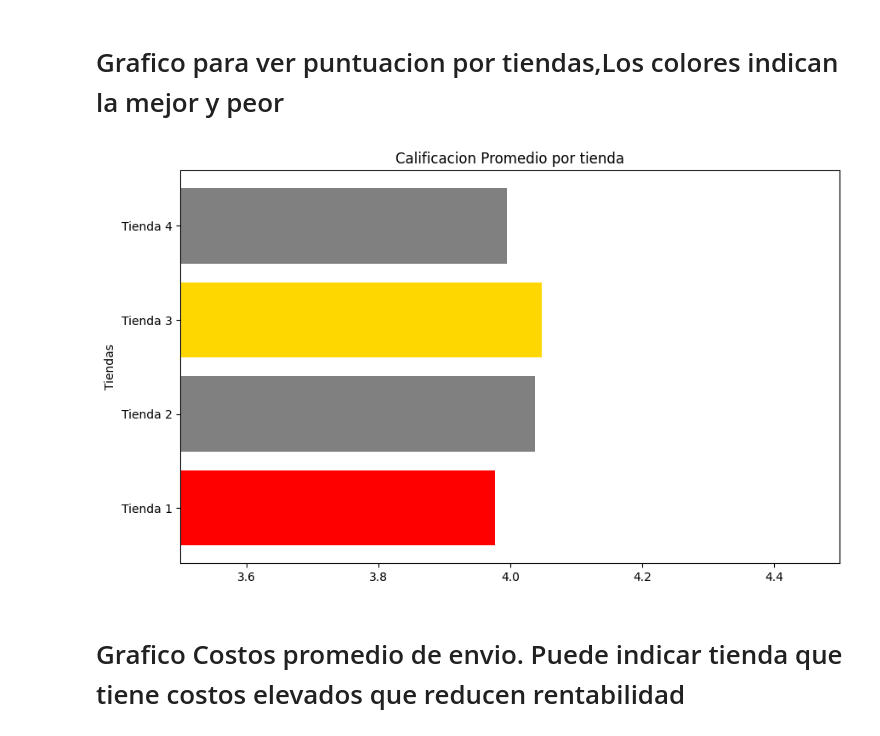
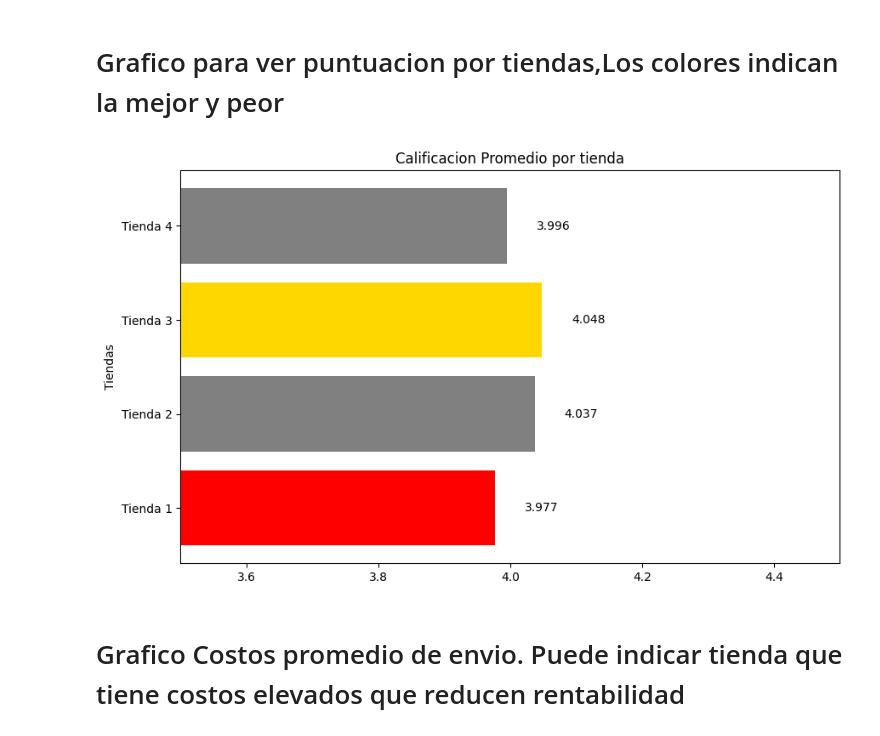
Before and after one commit to pierobadano/Desafio-alura-store, a Jupyter notebook: alurastorelatam.ipynb, the cells around one changed output. Drawn from its saved outputs; the diff is of its cells as text; code cells hidden in the pictures.

```diff
--- a/alurastorelatam.ipynb
+++ b/alurastorelatam.ipynb
@@ -228,21 +246,28 @@ plt.show()
 # %%
 fig, ax = plt.subplots(figsize=(10,6))
 promedio_tiendas=[datos_tienda[tienda]["calificacion"] for tienda in datos_tienda]
 coloresCalificacion=[]
 for calificacion in promedio_tiendas:
   if calificacion == max(promedio_tiendas) :
     coloresCalificacion.append("gold")
   elif calificacion == min(promedio_tiendas):
     coloresCalificacion.append("red")
   else:
     coloresCalificacion.append("grey")
-ax.barh(datos_tienda.keys(),promedio_tiendas,color=coloresCalificacion)
+bars = ax.barh(datos_tienda.keys(),promedio_tiendas,color=coloresCalificacion)
 ax.set_ylabel("Tiendas")
 ax.set_title("Calificacion Promedio por tienda")
 ax.set_xlim(3.5,4.5)
+for bar in bars:
+    ancho = bar.get_width()
+    y = bar.get_y() + bar.get_height() / 2
+    x = ancho + ax.get_xlim()[1] * 0.01
+    texto = f"{ancho:.3f}"
+
+    ax.text(x, y, texto, va='center', ha='left', fontsize=10)
 plt.show()
 # %% [output]
-[figure, old version]
+[figure, new version]
 # %% [markdown]
 # Grafico Costos promedio de envio. Puede indicar tienda que tiene costos elevados que reducen rentabilidad
 # %% [markdown]
```
Also changed, not shown: parts of 10 cells of this notebook.
